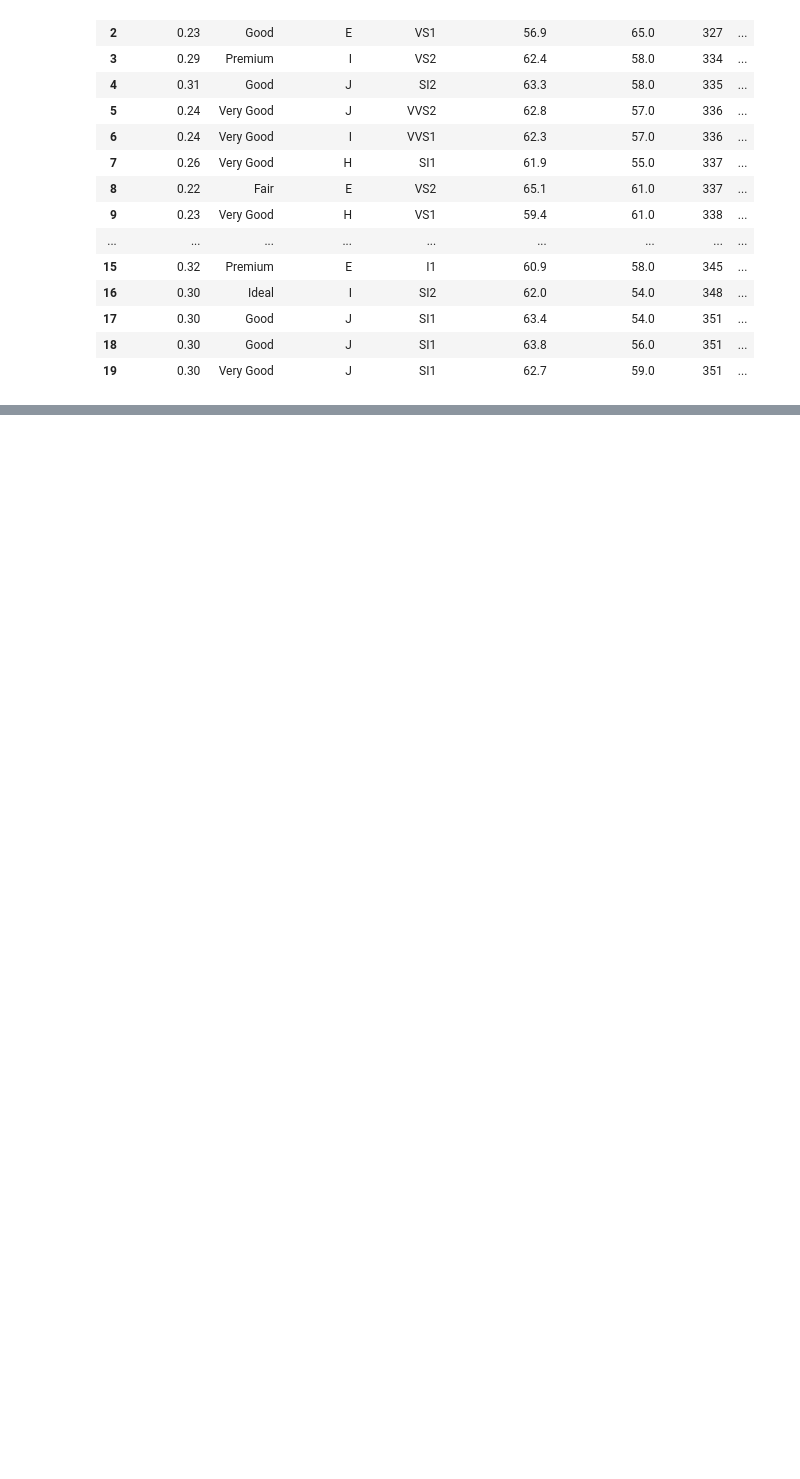
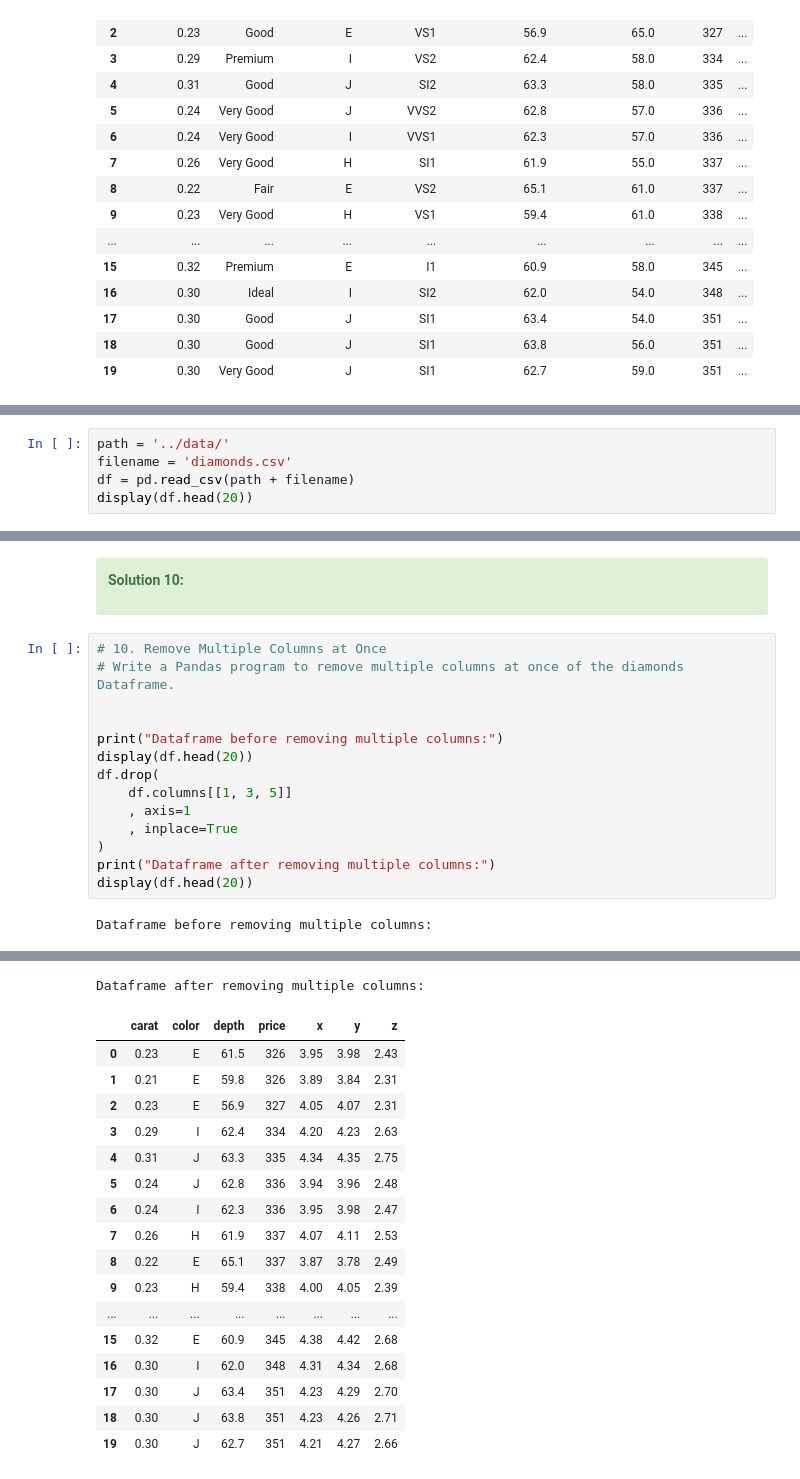
Before and after one commit to aziart/pandas-exercises, a Jupyter notebook: 12 - w3exercises/09 - Pandas Practice Sets/09 - 01 Pandas Practice Set-1.ipynb, the cells around one changed output, grey strips where cells are left out. Saved outputs shown, nothing was run; the diff lists cells and outputs as text; blank space fills up the shorter version.

```diff
--- a/12 - w3exercises/09 - Pandas Practice Sets/09 - 01 Pandas Practice Set-1.ipynb
+++ b/12 - w3exercises/09 - Pandas Practice Sets/09 - 01 Pandas Practice Set-1.ipynb
@@ -429,0 +527,5 @@ display(df.head(20))
+# %%
+path = '../data/'
+filename = 'diamonds.csv'
+df = pd.read_csv(path + filename)
+display(df.head(20))
@@ -429,0 +550,21 @@ display(df.head(20))
+# %% [markdown]
+<div class="alert alert-success">
+
+**Solution 10:**
+</div>
+# %%
+# 10. Remove Multiple Columns at Once
+# Write a Pandas program to remove multiple columns at once of the diamonds Dataframe.
+
+
+print("Dataframe before removing multiple columns:")
+display(df.head(20))
+df.drop(
+    df.columns[[1, 3, 5]]
+    , axis=1
+    , inplace=True
+)
+print("Dataframe after removing multiple columns:")
+display(df.head(20))
+# %% [output]
+Dataframe before removing multiple columns:
@@ -429,0 +588,18 @@ display(df.head(20))
+Dataframe after removing multiple columns:
+|  | carat | color | depth | price | x | y | z |
+| 0 | 0.23 | E | 61.5 | 326 | 3.95 | 3.98 | 2.43 |
+| 1 | 0.21 | E | 59.8 | 326 | 3.89 | 3.84 | 2.31 |
+| 2 | 0.23 | E | 56.9 | 327 | 4.05 | 4.07 | 2.31 |
+| 3 | 0.29 | I | 62.4 | 334 | 4.20 | 4.23 | 2.63 |
+| 4 | 0.31 | J | 63.3 | 335 | 4.34 | 4.35 | 2.75 |
+| 5 | 0.24 | J | 62.8 | 336 | 3.94 | 3.96 | 2.48 |
+| 6 | 0.24 | I | 62.3 | 336 | 3.95 | 3.98 | 2.47 |
+| 7 | 0.26 | H | 61.9 | 337 | 4.07 | 4.11 | 2.53 |
+| 8 | 0.22 | E | 65.1 | 337 | 3.87 | 3.78 | 2.49 |
+| 9 | 0.23 | H | 59.4 | 338 | 4.00 | 4.05 | 2.39 |
+| ... | ... | ... | ... | ... | ... | ... | ... |
+| 15 | 0.32 | E | 60.9 | 345 | 4.38 | 4.42 | 2.68 |
+| 16 | 0.30 | I | 62.0 | 348 | 4.31 | 4.34 | 2.68 |
+| 17 | 0.30 | J | 63.4 | 351 | 4.23 | 4.29 | 2.70 |
+| 18 | 0.30 | J | 63.8 | 351 | 4.23 | 4.26 | 2.71 |
+| 19 | 0.30 | J | 62.7 | 351 | 4.21 | 4.27 | 2.66 |
```
Also changed, not shown: parts of 11 cells of this notebook.
